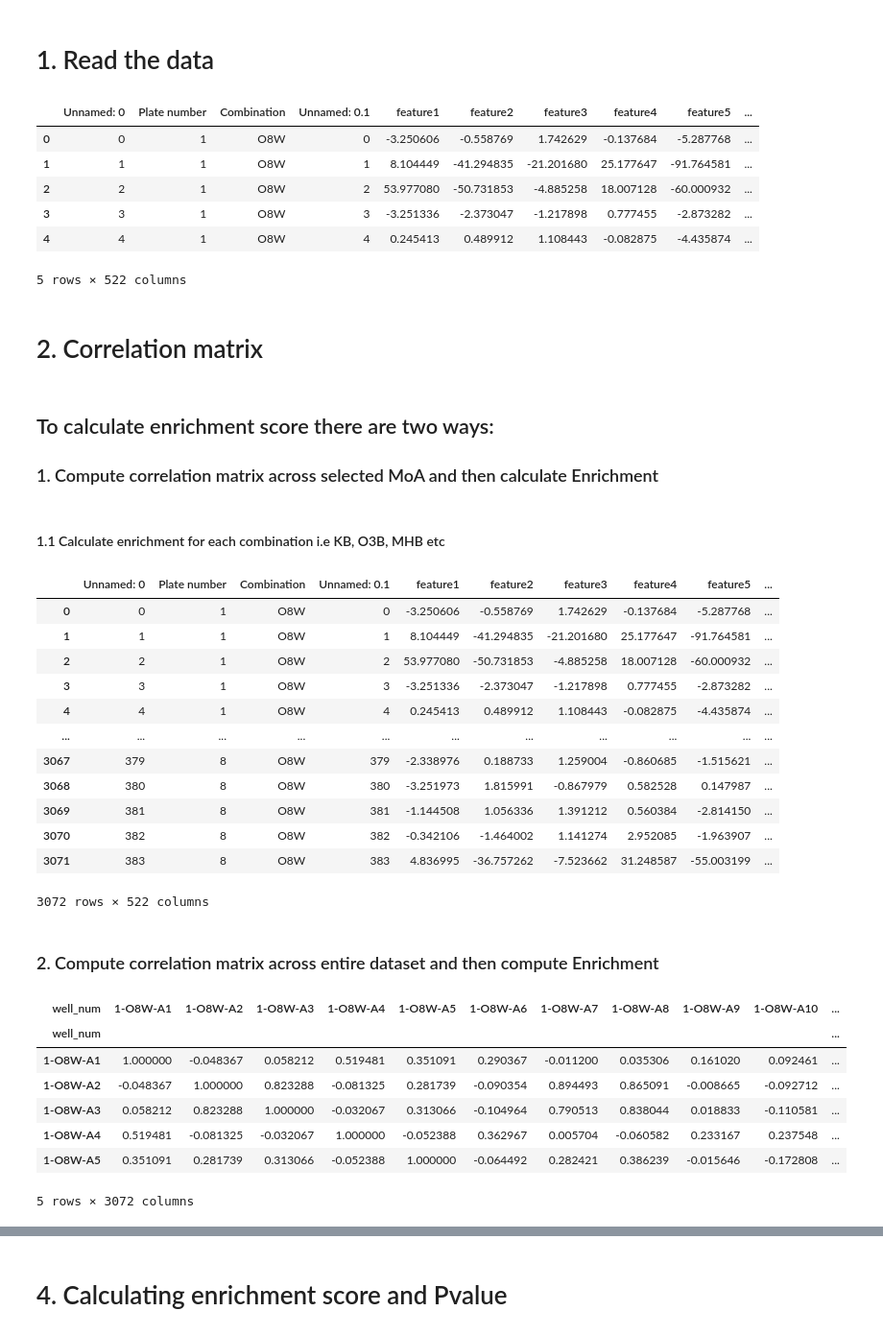
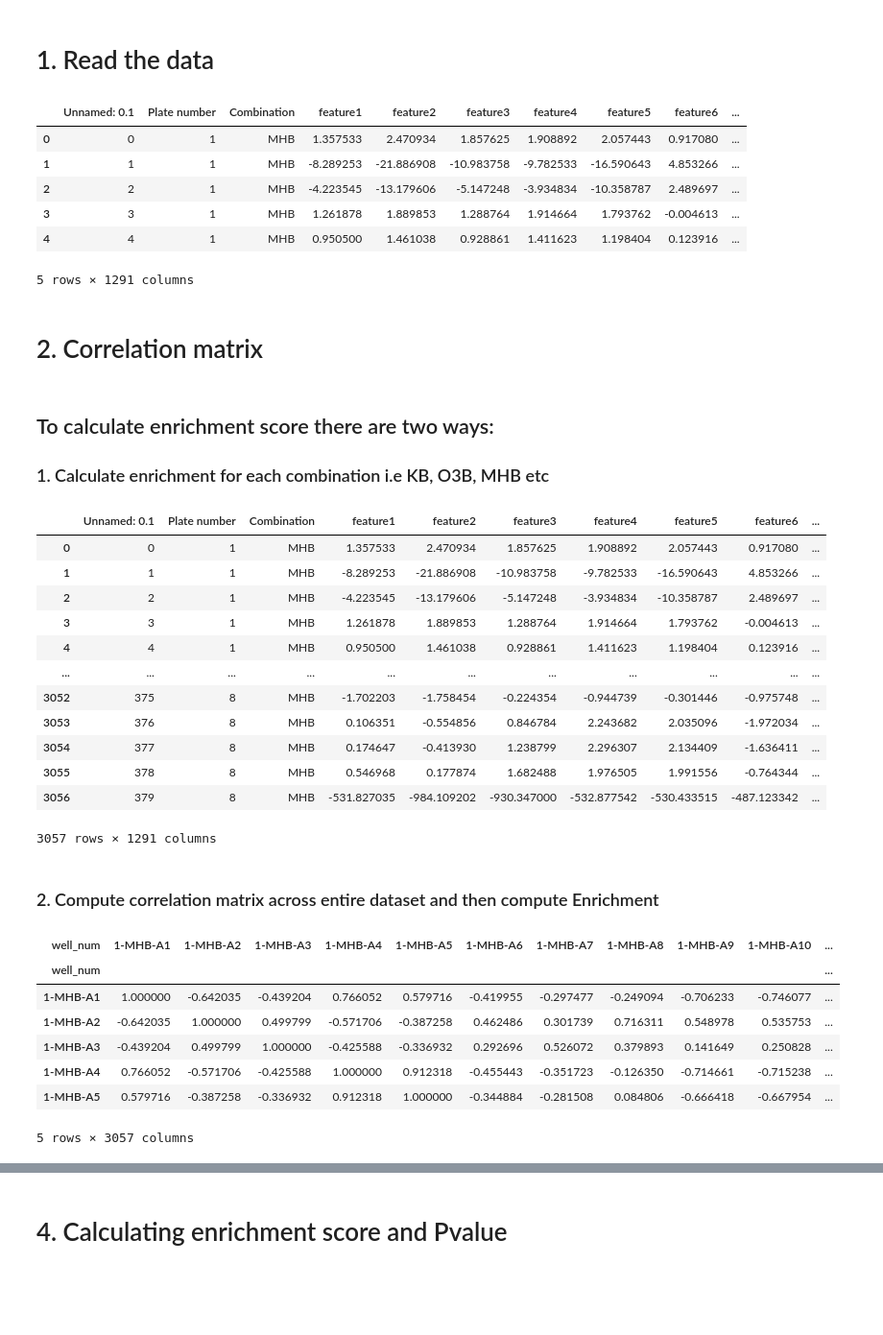
Before and after one commit to osharma08/ovarian_cancer_morphology, a Jupyter notebook: Preprocessing and feature extraction (ResNet50)/Running Enrichment Score.ipynb, the cells around one changed output, grey strips where cells are left out. Shown: that part at 96% size. Cells and saved outputs as stored; diff of their text form; code cells hidden in the pictures; blank space fills up the shorter version.

```diff
--- a/Preprocessing and feature extraction (ResNet50)/Running Enrichment Score.ipynb
+++ b/Preprocessing and feature extraction (ResNet50)/Running Enrichment Score.ipynb
@@ -22,20 +28,23 @@ import os
 # %% [markdown]
 # 1. Read the data
 # %%
-file_name = "/home/gauss//Desktop/Trained Features_FilteredBBox_pooledwellsd2d3d4/O8W_normalized/alldata.xlsx"
+file_name = "/home/gauss/Desktop/Revised_Data_Features/EfficientNetB0 trained binary MHB Bbox Size 90/MHB_normalized/alldata.xlsx"
+#file_name = "/home/gauss/Desktop/Pretrained_Features_ FilteredBbox/O8W_Features_Normalized/alldata.xlsx"
+#file_name = "/home/gauss/Desktop/CellProfiler_Features/O8W_normalized.xlsx"
+#file_name = "/home/gauss/Desktop/Revised_Data_Features/EfficientNetB0 trained MHB Bbox Size 90/MHB_normalized/alldata.xlsx"
 data = pd.read_excel(file_name)
 data['Plate number'] = data['Plate number'].apply(str)
 data.head()
 # %% [output]
-|  | Unnamed: 0 | Plate number | Combination | Unnamed: 0.1 | feature1 | feature2 | feature3 | feature4 | feature5 | ... |
-| 0 | 0 | 1 | O8W | 0 | -3.250606 | -0.558769 | 1.742629 | -0.137684 | -5.287768 | ... |
-| 1 | 1 | 1 | O8W | 1 | 8.104449 | -41.294835 | -21.201680 | 25.177647 | -91.764581 | ... |
-| 2 | 2 | 1 | O8W | 2 | 53.977080 | -50.731853 | -4.885258 | 18.007128 | -60.000932 | ... |
-| 3 | 3 | 1 | O8W | 3 | -3.251336 | -2.373047 | -1.217898 | 0.777455 | -2.873282 | ... |
-| 4 | 4 | 1 | O8W | 4 | 0.245413 | 0.489912 | 1.108443 | -0.082875 | -4.435874 | ... |
+|  | Unnamed: 0.1 | Plate number | Combination | feature1 | feature2 | feature3 | feature4 | feature5 | feature6 | ... |
+| 0 | 0 | 1 | MHB | 1.357533 | 2.470934 | 1.857625 | 1.908892 | 2.057443 | 0.917080 | ... |
+| 1 | 1 | 1 | MHB | -8.289253 | -21.886908 | -10.983758 | -9.782533 | -16.590643 | 4.853266 | ... |
+| 2 | 2 | 1 | MHB | -4.223545 | -13.179606 | -5.147248 | -3.934834 | -10.358787 | 2.489697 | ... |
+| 3 | 3 | 1 | MHB | 1.261878 | 1.889853 | 1.288764 | 1.914664 | 1.793762 | -0.004613 | ... |
+| 4 | 4 | 1 | MHB | 0.950500 | 1.461038 | 0.928861 | 1.411623 | 1.198404 | 0.123916 | ... |
-5 rows × 522 columns
+5 rows × 1291 columns
 # %% [markdown]
 # 2. Correlation matrix
 # %% [markdown]
 ## To calculate enrichment score there are two ways:
-### 1. Compute correlation matrix across selected MoA and then calculate Enrichment
+### 1. Calculate enrichment for each combination i.e KB, O3B, MHB etc
@@ -46,53 +51,52 @@ data.head()
-# %% [markdown]
-#### 1.1 Calculate enrichment for each combination i.e KB, O3B, MHB etc
 # %%
 #if correlation matrix across entire 8 plates for each combination is required
-cat = ["O8W"]
+cat = ["MHB"]
 data = data.loc[data['Combination'].isin(cat)]
 data
 # %% [output]
-|  | Unnamed: 0 | Plate number | Combination | Unnamed: 0.1 | feature1 | feature2 | feature3 | feature4 | feature5 | ... |
-| 0 | 0 | 1 | O8W | 0 | -3.250606 | -0.558769 | 1.742629 | -0.137684 | -5.287768 | ... |
-| 1 | 1 | 1 | O8W | 1 | 8.104449 | -41.294835 | -21.201680 | 25.177647 | -91.764581 | ... |
-| 2 | 2 | 1 | O8W | 2 | 53.977080 | -50.731853 | -4.885258 | 18.007128 | -60.000932 | ... |
-| 3 | 3 | 1 | O8W | 3 | -3.251336 | -2.373047 | -1.217898 | 0.777455 | -2.873282 | ... |
-| 4 | 4 | 1 | O8W | 4 | 0.245413 | 0.489912 | 1.108443 | -0.082875 | -4.435874 | ... |
+|  | Unnamed: 0.1 | Plate number | Combination | feature1 | feature2 | feature3 | feature4 | feature5 | feature6 | ... |
+| 0 | 0 | 1 | MHB | 1.357533 | 2.470934 | 1.857625 | 1.908892 | 2.057443 | 0.917080 | ... |
+| 1 | 1 | 1 | MHB | -8.289253 | -21.886908 | -10.983758 | -9.782533 | -16.590643 | 4.853266 | ... |
+| 2 | 2 | 1 | MHB | -4.223545 | -13.179606 | -5.147248 | -3.934834 | -10.358787 | 2.489697 | ... |
+| 3 | 3 | 1 | MHB | 1.261878 | 1.889853 | 1.288764 | 1.914664 | 1.793762 | -0.004613 | ... |
+| 4 | 4 | 1 | MHB | 0.950500 | 1.461038 | 0.928861 | 1.411623 | 1.198404 | 0.123916 | ... |
 | ... | ... | ... | ... | ... | ... | ... | ... | ... | ... | ... |
-| 3067 | 379 | 8 | O8W | 379 | -2.338976 | 0.188733 | 1.259004 | -0.860685 | -1.515621 | ... |
-| 3068 | 380 | 8 | O8W | 380 | -3.251973 | 1.815991 | -0.867979 | 0.582528 | 0.147987 | ... |
-| 3069 | 381 | 8 | O8W | 381 | -1.144508 | 1.056336 | 1.391212 | 0.560384 | -2.814150 | ... |
-| 3070 | 382 | 8 | O8W | 382 | -0.342106 | -1.464002 | 1.141274 | 2.952085 | -1.963907 | ... |
-| 3071 | 383 | 8 | O8W | 383 | 4.836995 | -36.757262 | -7.523662 | 31.248587 | -55.003199 | ... |
+| 3052 | 375 | 8 | MHB | -1.702203 | -1.758454 | -0.224354 | -0.944739 | -0.301446 | -0.975748 | ... |
+| 3053 | 376 | 8 | MHB | 0.106351 | -0.554856 | 0.846784 | 2.243682 | 2.035096 | -1.972034 | ... |
+| 3054 | 377 | 8 | MHB | 0.174647 | -0.413930 | 1.238799 | 2.296307 | 2.134409 | -1.636411 | ... |
+| 3055 | 378 | 8 | MHB | 0.546968 | 0.177874 | 1.682488 | 1.976505 | 1.991556 | -0.764344 | ... |
+| 3056 | 379 | 8 | MHB | -531.827035 | -984.109202 | -930.347000 | -532.877542 | -530.433515 | -487.123342 | ... |
-3072 rows × 522 columns
+3057 rows × 1291 columns
 # %% [markdown]
 ### 2. Compute correlation matrix across entire dataset and then compute Enrichment
 # %%
-new_data = data.drop(columns=[ "Unnamed: 0","Unnamed: 0.1", "Concentration", "Label"], axis=1) #"Unnamed: 0.1.1"
+new_data = data.drop(columns=[ "Unnamed: 0","Unnamed: 0.1","Image", "Label"], axis=1) #For neural network
+#new_data = data.drop(columns=[ "Unnamed: 0","Unnamed: 0.1", "Label", "FileName_Cancer", "FileName_Cellpose", "FileName_Dapi", "FileName_Fibroblast", "ImageNumber"], axis=1) #"Unnamed: 0.1.1"
 
 new_data['well_annotation'] =  new_data['Plate number']+ '-' + new_data['Combination']+ '-' + new_data['Well_number'] + '-' + new_data['Compound'] +  '-' + new_data['MoA']
 
 new_data['well_num'] =  new_data['Plate number'] + '-' + new_data['Combination']+ '-' + new_data['Well_number']
 
 
-data_new = new_data.drop(columns=["Plate number", "Combination","Compound","Well_number", "MoA", "Category", "well_annotation", "well_num"], axis=1)
+data_new = new_data.drop(columns=["Plate number", "Combination","Concentration","Compound","Well_number", "MoA", "Category", "well_annotation", "well_num"], axis=1)
 
 #prepare dataframe for correlation matrix
-data_corr = new_data.drop(columns=["Plate number", "Combination", "Compound", "MoA", "Category", "well_annotation", "Well_number"], axis=1)
+data_corr = new_data.drop(columns=["Plate number", "Combination", "Concentration","Compound", "MoA", "Category", "well_annotation", "Well_number"], axis=1)
 #Put well_num col as first and set it as index col
 first_column = data_corr.pop('well_num')
 data_corr.insert(0, 'well_num', first_column)
 data_corr.set_index('well_num', inplace=True)
 
 #transpose the dataframe and compute coorelation coefficient
 data_new_T = data_corr.T
 correlation_mat = data_new_T.corr()
 correlation_mat.head()
 # %% [output]
-| well_num | 1-O8W-A1 | 1-O8W-A2 | 1-O8W-A3 | 1-O8W-A4 | 1-O8W-A5 | 1-O8W-A6 | 1-O8W-A7 | 1-O8W-A8 | 1-O8W-A9 | 1-O8W-A10 | ... |
+| well_num | 1-MHB-A1 | 1-MHB-A2 | 1-MHB-A3 | 1-MHB-A4 | 1-MHB-A5 | 1-MHB-A6 | 1-MHB-A7 | 1-MHB-A8 | 1-MHB-A9 | 1-MHB-A10 | ... |
 | well_num |  |  |  |  |  |  |  |  |  |  | ... |
-| 1-O8W-A1 | 1.000000 | -0.048367 | 0.058212 | 0.519481 | 0.351091 | 0.290367 | -0.011200 | 0.035306 | 0.161020 | 0.092461 | ... |
-| 1-O8W-A2 | -0.048367 | 1.000000 | 0.823288 | -0.081325 | 0.281739 | -0.090354 | 0.894493 | 0.865091 | -0.008665 | -0.092712 | ... |
-| 1-O8W-A3 | 0.058212 | 0.823288 | 1.000000 | -0.032067 | 0.313066 | -0.104964 | 0.790513 | 0.838044 | 0.018833 | -0.110581 | ... |
-| 1-O8W-A4 | 0.519481 | -0.081325 | -0.032067 | 1.000000 | -0.052388 | 0.362967 | 0.005704 | -0.060582 | 0.233167 | 0.237548 | ... |
-| 1-O8W-A5 | 0.351091 | 0.281739 | 0.313066 | -0.052388 | 1.000000 | -0.064492 | 0.282421 | 0.386239 | -0.015646 | -0.172808 | ... |
+| 1-MHB-A1 | 1.000000 | -0.642035 | -0.439204 | 0.766052 | 0.579716 | -0.419955 | -0.297477 | -0.249094 | -0.706233 | -0.746077 | ... |
+| 1-MHB-A2 | -0.642035 | 1.000000 | 0.499799 | -0.571706 | -0.387258 | 0.462486 | 0.301739 | 0.716311 | 0.548978 | 0.535753 | ... |
+| 1-MHB-A3 | -0.439204 | 0.499799 | 1.000000 | -0.425588 | -0.336932 | 0.292696 | 0.526072 | 0.379893 | 0.141649 | 0.250828 | ... |
+| 1-MHB-A4 | 0.766052 | -0.571706 | -0.425588 | 1.000000 | 0.912318 | -0.455443 | -0.351723 | -0.126350 | -0.714661 | -0.715238 | ... |
+| 1-MHB-A5 | 0.579716 | -0.387258 | -0.336932 | 0.912318 | 1.000000 | -0.344884 | -0.281508 | 0.084806 | -0.666418 | -0.667954 | ... |
-5 rows × 3072 columns
+5 rows × 3057 columns
```
Also changed, not shown: parts of 8 cells of this notebook, 18 other files.
